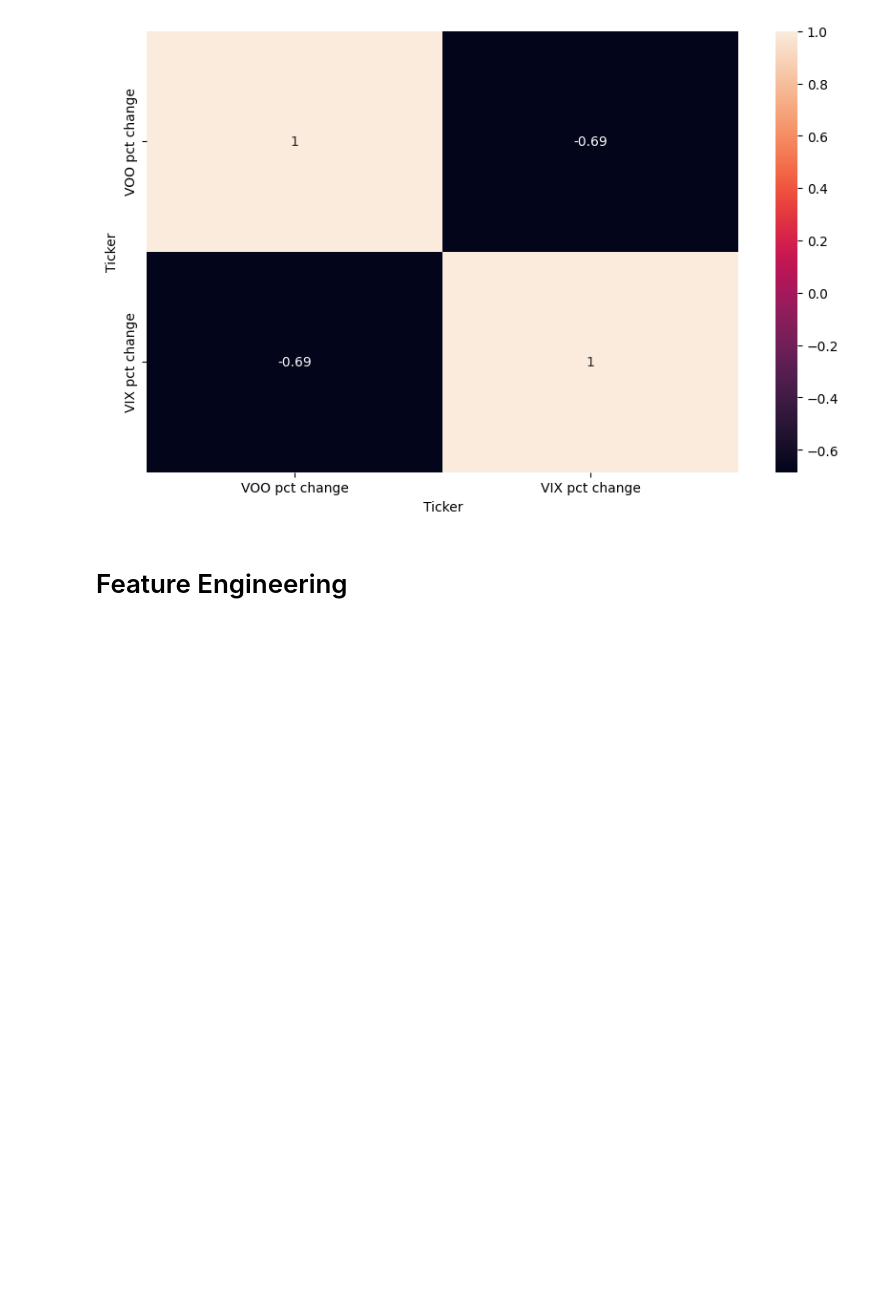
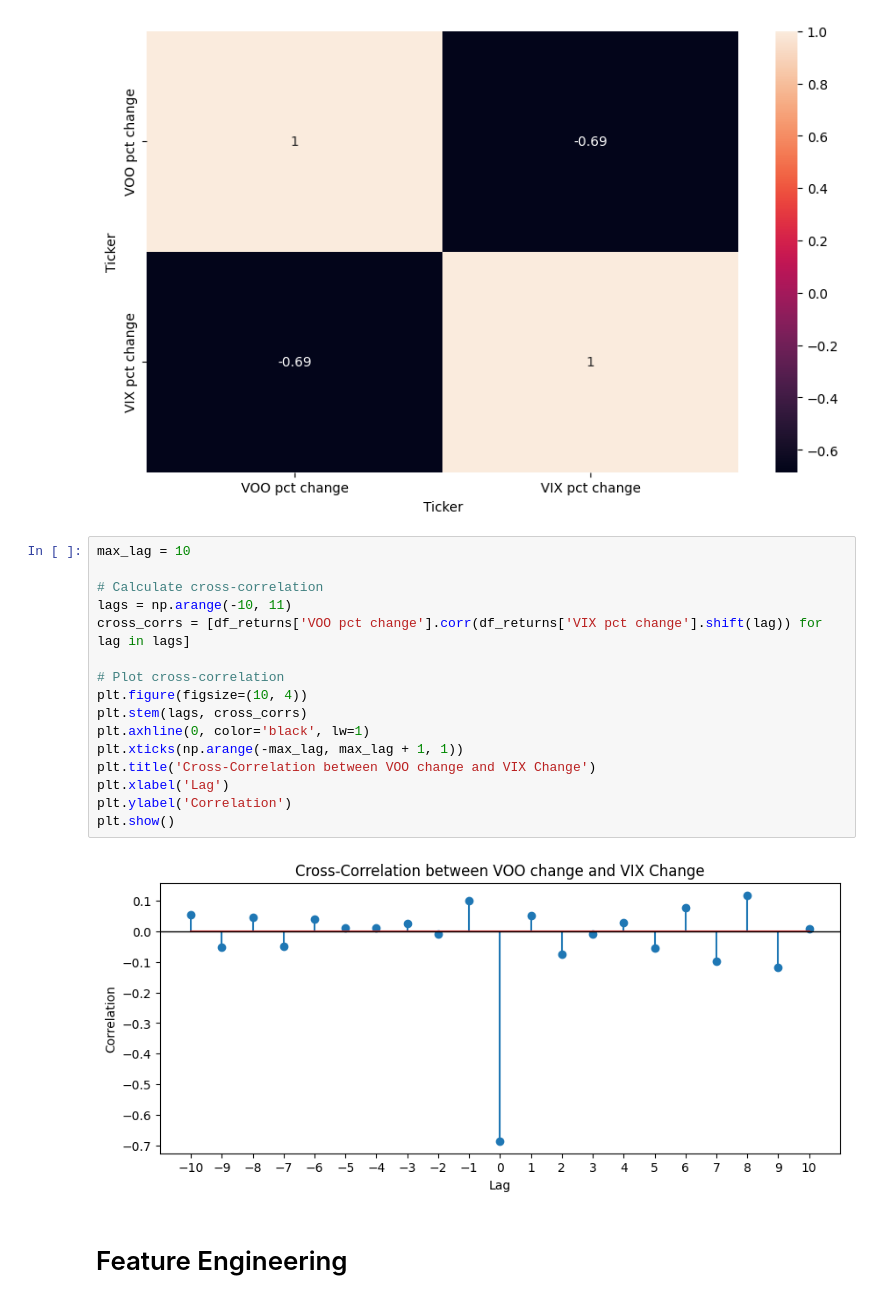
Before and after one commit to Wqcapstone1234/Enhancing-Basic-VIX-Strategy, a Jupyter notebook: MScFE_690_Capstone_Code_Group_9171.ipynb, the cells around one changed output. Saved outputs shown, nothing was run; the diff lists cells and outputs as text; blank space fills up the shorter version.

```diff
--- a/MScFE_690_Capstone_Code_Group_9171.ipynb
+++ b/MScFE_690_Capstone_Code_Group_9171.ipynb
@@ -94,6 +173,24 @@ sns.heatmap(c, annot=True)
 plt.show()
 # %% [output]
 [figure]
+# %%
+max_lag = 10
+
+# Calculate cross-correlation
+lags = np.arange(-10, 11)
+cross_corrs = [df_returns['VOO pct change'].corr(df_returns['VIX pct change'].shift(lag)) for lag in lags]
+
+# Plot cross-correlation
+plt.figure(figsize=(10, 4))
+plt.stem(lags, cross_corrs)
+plt.axhline(0, color='black', lw=1)
+plt.xticks(np.arange(-max_lag, max_lag + 1, 1))
+plt.title('Cross-Correlation between VOO change and VIX Change')
+plt.xlabel('Lag')
+plt.ylabel('Correlation')
+plt.show()
+# %% [output]
+[figure, added]
 # %% [markdown]
 # Feature Engineering
 # %%
```
Also changed, not shown: parts of 19 cells of this notebook.
